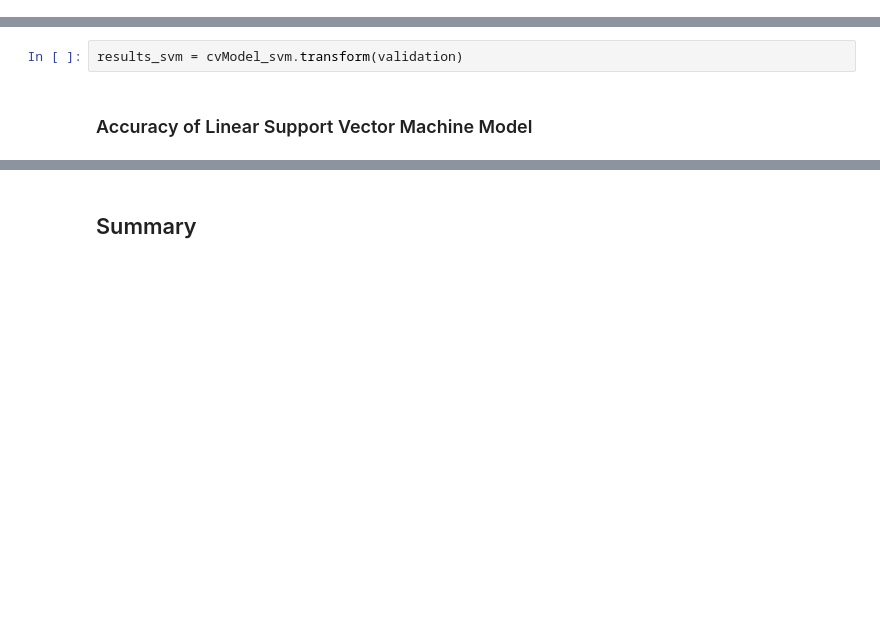
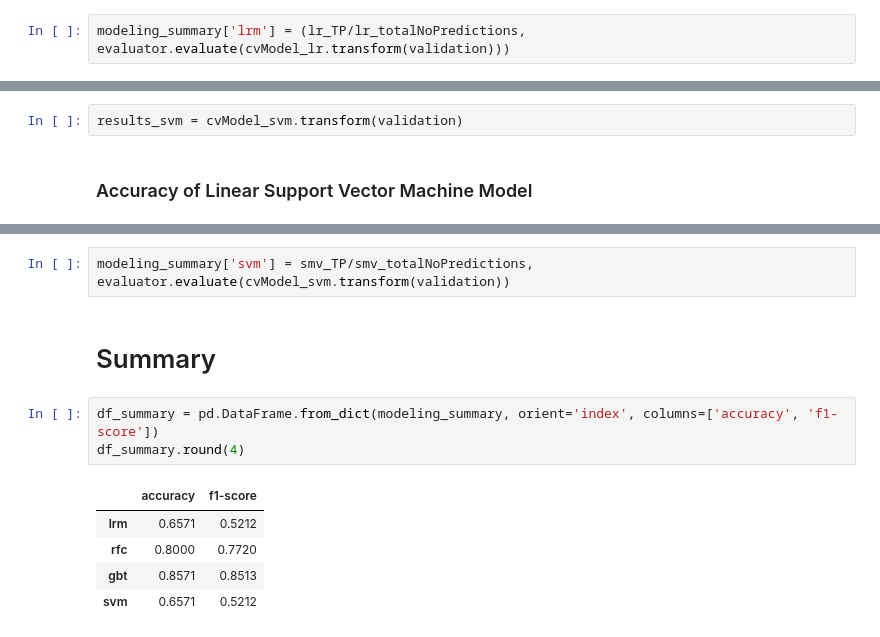
Before and after one commit to timwinkler99/sparkify, a Jupyter notebook: sparkify.ipynb, the cells around one changed output, grey strips where cells are left out. Cells and saved outputs as stored; diff of their text form; blank space fills up the shorter version.

```diff
--- a/sparkify.ipynb
+++ b/sparkify.ipynb
@@ -501,3 +574,5 @@ print('F1-score: {:.4f}'.format(evaluator.evaluate(cvModel_ls.transform(validati
+# %%
+modeling_summary['lrm'] = (lr_TP/lr_totalNoPredictions, evaluator.evaluate(cvModel_lr.transform(validation)))
 # %% [markdown]
 ## Random Forest Classifier <a id='rf'></a>
 # %%
@@ -594,2 +691,13 @@ print('F1-score: {:.4f}'.format(evaluator.evaluate(cvModel_svm.transform(validat
+# %%
+modeling_summary['svm'] = smv_TP/smv_totalNoPredictions, evaluator.evaluate(cvModel_svm.transform(validation))
 # %% [markdown]
-## Summary
+# Summary
+# %%
+df_summary = pd.DataFrame.from_dict(modeling_summary, orient='index', columns=['accuracy', 'f1-score'])
+df_summary.round(4)
+# %% [output]
+|  | accuracy | f1-score |
+| lrm | 0.6571 | 0.5212 |
+| rfc | 0.8000 | 0.7720 |
+| gbt | 0.8571 | 0.8513 |
+| svm | 0.6571 | 0.5212 |
```
Also changed, not shown: parts of 28 cells of this notebook.
